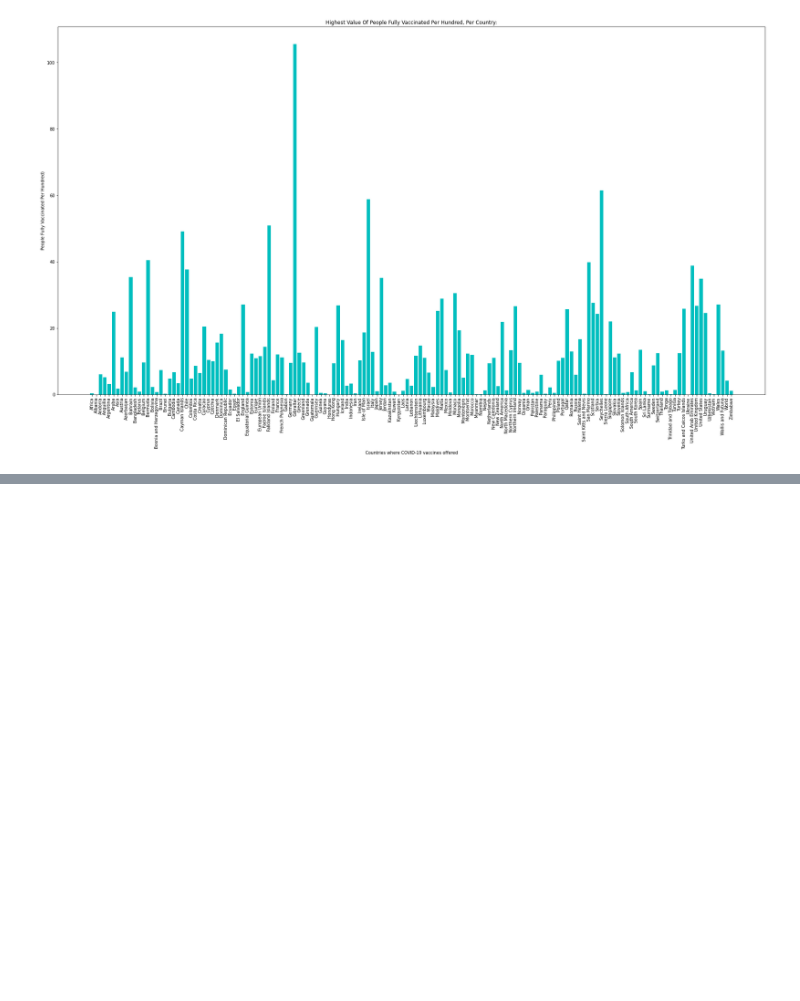
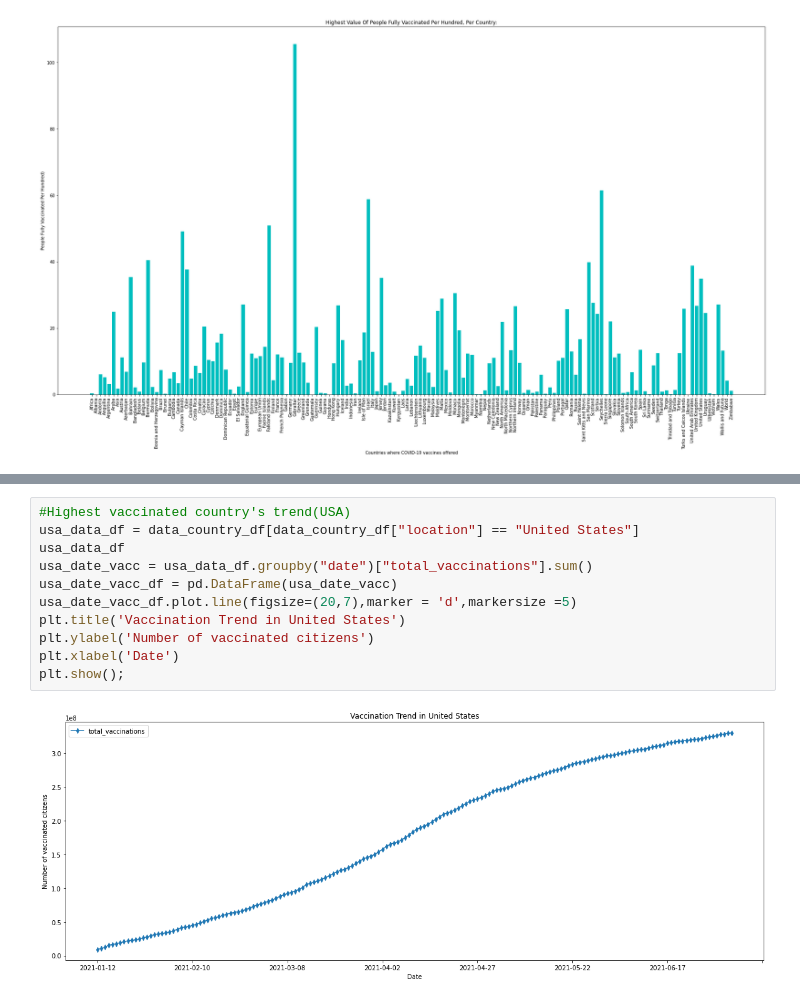
Before and after one commit to hanapadua/teamprovaccine, a Jupyter notebook: cleaning_data.ipynb, the cells around one changed output, grey strips where cells are left out. Saved outputs shown, nothing was run; the diff lists cells and outputs as text; blank space fills up the shorter version.

```diff
--- a/cleaning_data.ipynb
+++ b/cleaning_data.ipynb
@@ -305,0 +322,13 @@ plt.show()
+# %%
+#Highest vaccinated country's trend(USA)
+usa_data_df = data_country_df[data_country_df["location"] == "United States"]
+usa_data_df
+usa_date_vacc = usa_data_df.groupby("date")["total_vaccinations"].sum()
+usa_date_vacc_df = pd.DataFrame(usa_date_vacc)
+usa_date_vacc_df.plot.line(figsize=(20,7),marker = 'd',markersize =5)
+plt.title('Vaccination Trend in United States')
+plt.ylabel('Number of vaccinated citizens')
+plt.xlabel('Date')
+plt.show();
+# %% [output]
+[figure, added]
```
Also changed, not shown: parts of 3 cells of this notebook.
